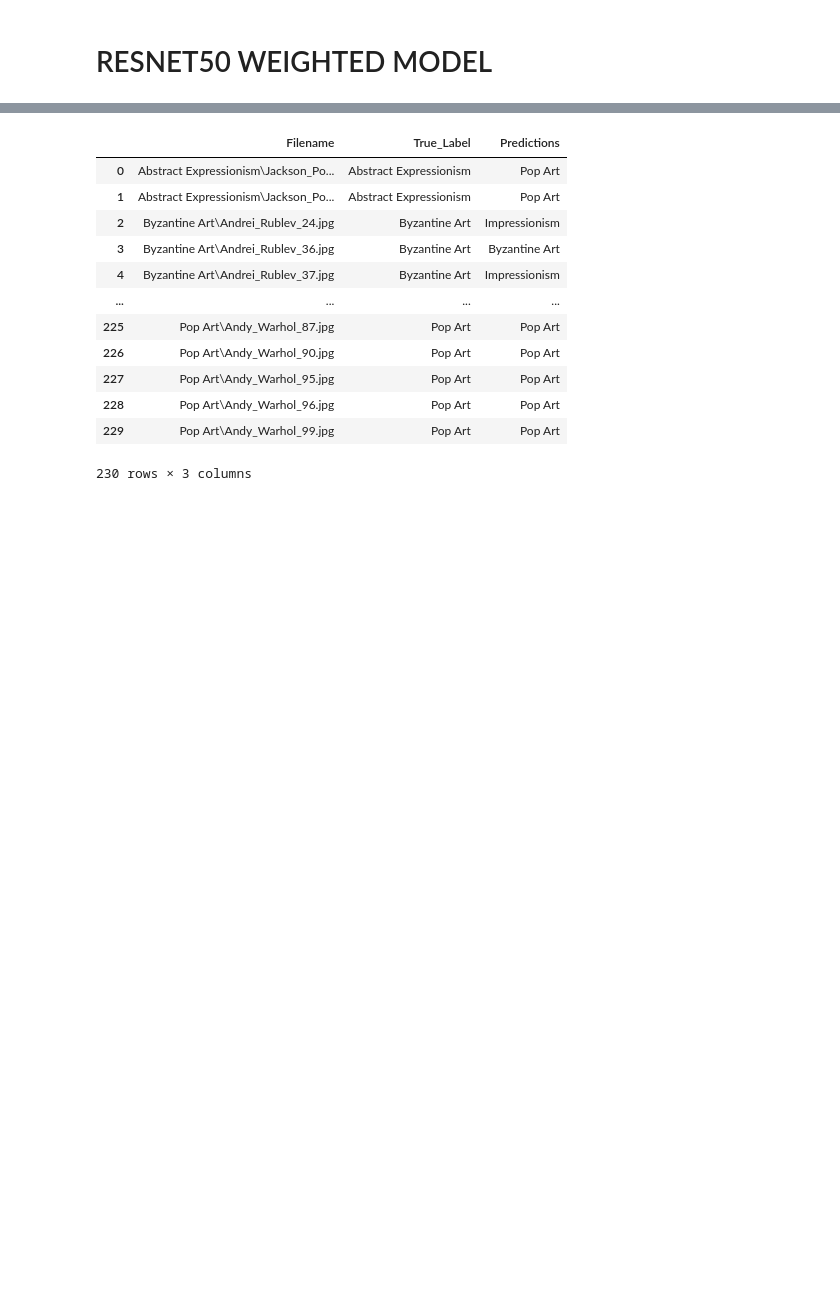
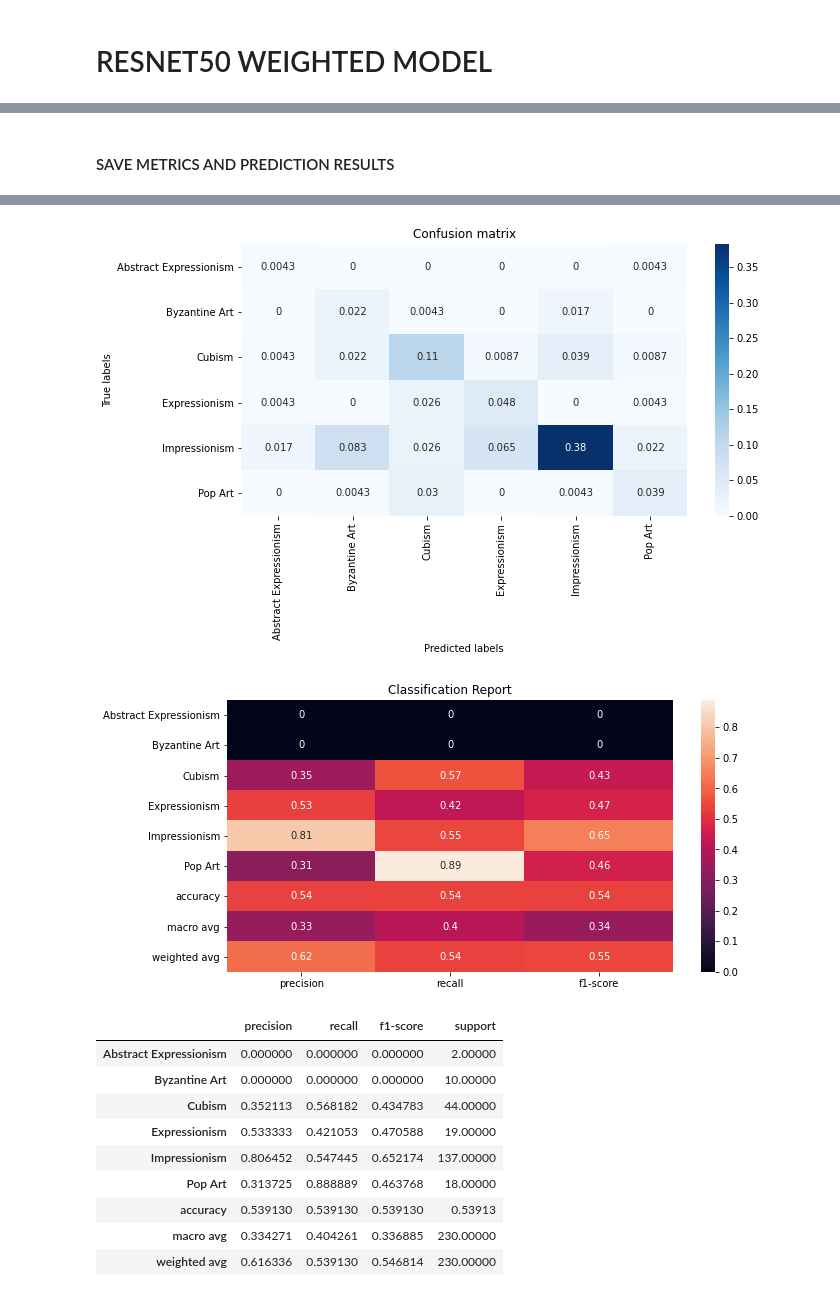
Before and after one commit to justinepicar/Art_Style_Classification, a Jupyter notebook: Notebooks/05_modeling.ipynb, the cells around one changed output, grey strips where cells are left out. Cells and saved outputs as stored; diff of their text form; code cells hidden in the pictures; blank space fills up the shorter version.

```diff
--- a/Notebooks/05_modeling.ipynb
+++ b/Notebooks/05_modeling.ipynb
@@ -201,10 +199,10 @@ wmodel.compile(optimizer='adam',
                   metrics=['accuracy']
                  )
 
-wmodel.fit(train_generator,
-          epochs=epochs,
-          callbacks=callbacks,
-          validation_data=validation_generator,
-          class_weight=class_weights)
+weight_cnn_history = wmodel.fit(train_generator,
+                                epochs=epochs,
+                                callbacks=callbacks,
+                                validation_data=validation_generator,
+                                class_weight=class_weights)
 # %% [output]
 Epoch 1/25
@@ -295,10 +269,10 @@ resnet50model.compile(optimizer='adam',
                   metrics=['accuracy']
                  )
 
-resnet50model.fit(train_generator,
-          epochs=epochs,
-          callbacks=callbacks,
-          validation_data=validation_generator,
-          batch_size=batch_size)
+r50_history = resnet50model.fit(train_generator,
+                                  epochs=epochs,
+                                  callbacks=callbacks,
+                                  validation_data=validation_generator,
+                                  batch_size=batch_size)
 # %% [output]
 Epoch 1/25
@@ -383,3 +349,5 @@ Tensor("input_4:0", shape=(None, 200, 200, 3), dtype=float32) Tensor("fc6/Softma
+# %%
+r50wmodel.load_weights('../models/model_resnet50_checkpoint_25.h5')
 # %%
 #this uses class weights
 callbacks = [keras.callbacks.ModelCheckpoint(os.path.join(modelpath,f'model_resnet50weighted_checkpoint_{epochs}.h5')),]
@@ -389,10 +357,10 @@ r50wmodel.compile(optimizer='adam',
                   metrics=['accuracy']
                  )
 
-r50wmodel.fit(train_generator,
-          epochs=epochs,
-          callbacks=callbacks,
-          validation_data=validation_generator,
-          class_weight=class_weights)
+r50weight_history = r50wmodel.fit(train_generator,
+                  epochs=epochs,
+                  callbacks=callbacks,
+                  validation_data=validation_generator,
+                  class_weight=class_weights)
 # %% [output]
 Epoch 1/25
@@ -441,5 +392,8 @@ r50wmodel.evaluate(validation_generator, verbose=1)
+# %% [markdown]
+#### SAVE METRICS AND PREDICTION RESULTS
 # %%
 test_generator.reset()
-pred = r50wmodel.predict(test_generator, verbose=1)
-pred_results(train_generator, test_generator, pred, 'resnet50_model_weighted_results')
+r50wpred = r50wmodel.predict(test_generator, verbose=1)
+results = pred_results(train_generator, test_generator, pred, 'resnet50_model_weighted_results')
+metric_eval(test_generator, r50wpred, results, labels=os.listdir(train))
 # %% [output]
@@ -447,13 +401,12 @@ pred_results(train_generator, test_generator, pred, 'resnet50_model_weighted_res
+[figure, added]
+[figure, added]
-|  | Filename | True_Label | Predictions |
-| 0 | Abstract Expressionism\Jackson_Po... | Abstract Expressionism | Pop Art |
-| 1 | Abstract Expressionism\Jackson_Po... | Abstract Expressionism | Pop Art |
-| 2 | Byzantine Art\Andrei_Rublev_24.jpg | Byzantine Art | Impressionism |
-| 3 | Byzantine Art\Andrei_Rublev_36.jpg | Byzantine Art | Byzantine Art |
-| 4 | Byzantine Art\Andrei_Rublev_37.jpg | Byzantine Art | Impressionism |
-| ... | ... | ... | ... |
-| 225 | Pop Art\Andy_Warhol_87.jpg | Pop Art | Pop Art |
-| 226 | Pop Art\Andy_Warhol_90.jpg | Pop Art | Pop Art |
-| 227 | Pop Art\Andy_Warhol_95.jpg | Pop Art | Pop Art |
-| 228 | Pop Art\Andy_Warhol_96.jpg | Pop Art | Pop Art |
-| 229 | Pop Art\Andy_Warhol_99.jpg | Pop Art | Pop Art |
+|  | precision | recall | f1-score | support |
+| Abstract Expressionism | 0.000000 | 0.000000 | 0.000000 | 2.00000 |
+| Byzantine Art | 0.000000 | 0.000000 | 0.000000 | 10.00000 |
+| Cubism | 0.352113 | 0.568182 | 0.434783 | 44.00000 |
+| Expressionism | 0.533333 | 0.421053 | 0.470588 | 19.00000 |
+| Impressionism | 0.806452 | 0.547445 | 0.652174 | 137.00000 |
+| Pop Art | 0.313725 | 0.888889 | 0.463768 | 18.00000 |
+| accuracy | 0.539130 | 0.539130 | 0.539130 | 0.53913 |
+| macro avg | 0.334271 | 0.404261 | 0.336885 | 230.00000 |
+| weighted avg | 0.616336 | 0.539130 | 0.546814 | 230.00000 |
-230 rows × 3 columns
```
Also changed, not shown: parts of 64 cells of this notebook, 12 other files.
